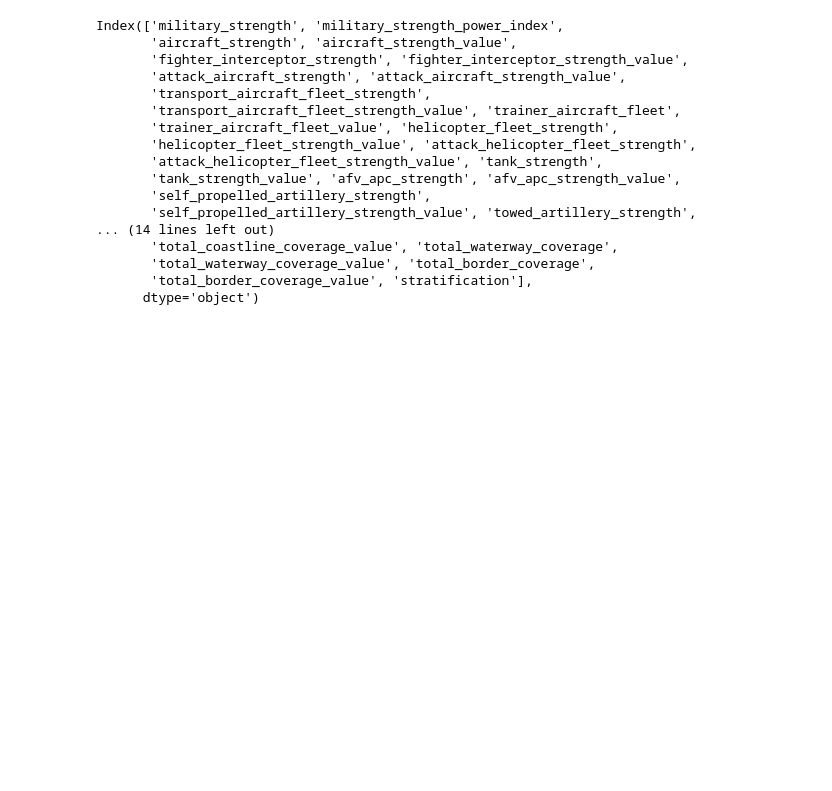
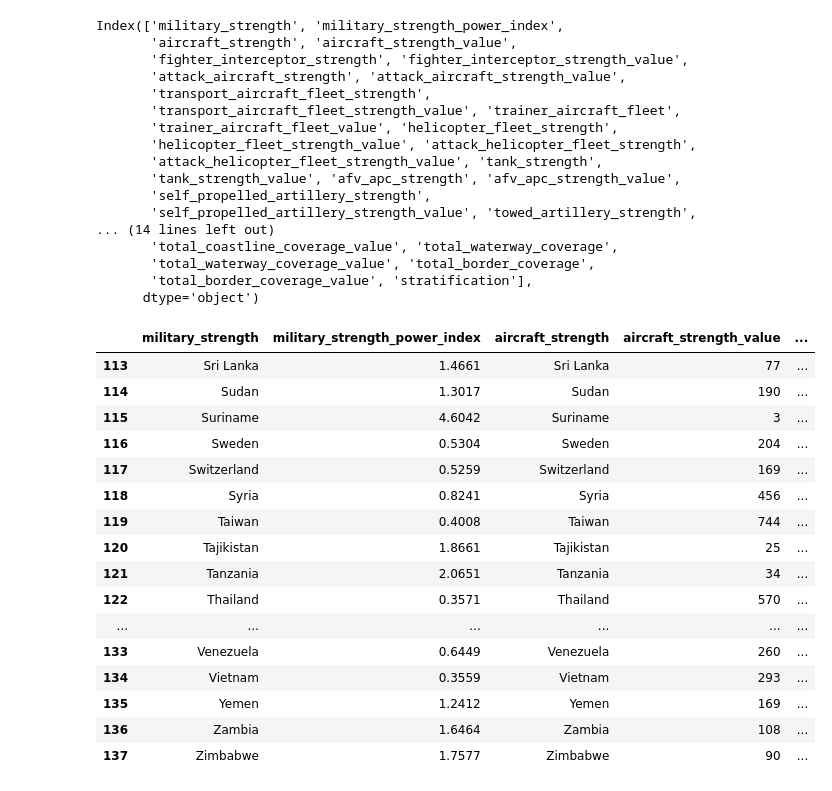
Before and after one commit to yuchild/magnimind_hw, a Jupyter notebook: world_military.ipynb, the cells around one changed output. Drawn from its saved outputs; the diff is of its cells as text; code cells hidden in the pictures; blank space fills up the shorter version.

```diff
--- a/world_military.ipynb
+++ b/world_military.ipynb
@@ -253,6 +295,26 @@ Index(['military_strength', 'military_strength_power_index',
        'total_waterway_coverage_value', 'total_border_coverage',
        'total_border_coverage_value', 'stratification'],
       dtype='object')
+# %%
+df.tail(25)
+# %% [output]
+|  | military_strength | military_strength_power_index | aircraft_strength | aircraft_strength_value | ... |
+| 113 | Sri Lanka | 1.4661 | Sri Lanka | 77 | ... |
+| 114 | Sudan | 1.3017 | Sudan | 190 | ... |
+| 115 | Suriname | 4.6042 | Suriname | 3 | ... |
+| 116 | Sweden | 0.5304 | Sweden | 204 | ... |
+| 117 | Switzerland | 0.5259 | Switzerland | 169 | ... |
+| 118 | Syria | 0.8241 | Syria | 456 | ... |
+| 119 | Taiwan | 0.4008 | Taiwan | 744 | ... |
+| 120 | Tajikistan | 1.8661 | Tajikistan | 25 | ... |
+| 121 | Tanzania | 2.0651 | Tanzania | 34 | ... |
+| 122 | Thailand | 0.3571 | Thailand | 570 | ... |
+| ... | ... | ... | ... | ... | ... |
+| 133 | Venezuela | 0.6449 | Venezuela | 260 | ... |
+| 134 | Vietnam | 0.3559 | Vietnam | 293 | ... |
+| 135 | Yemen | 1.2412 | Yemen | 169 | ... |
+| 136 | Zambia | 1.6464 | Zambia | 108 | ... |
+| 137 | Zimbabwe | 1.7577 | Zimbabwe | 90 | ... |
 # %%
 # clus_pred = df.groupby(['stratification', 'military_strength_power_index']).mean().T
 # clus_pred
```
Also changed, not shown: parts of 1 cell of this notebook, 1 other file.
